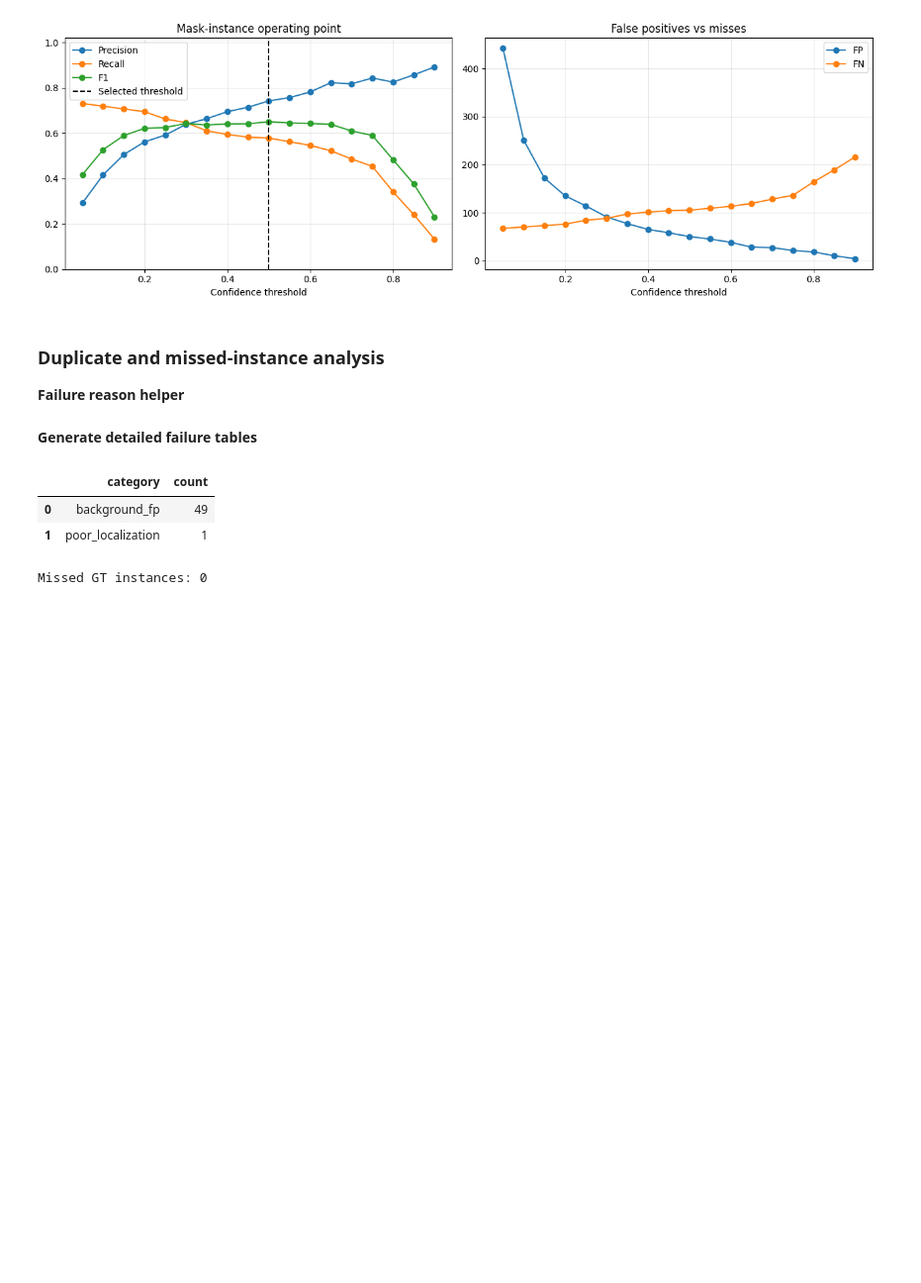
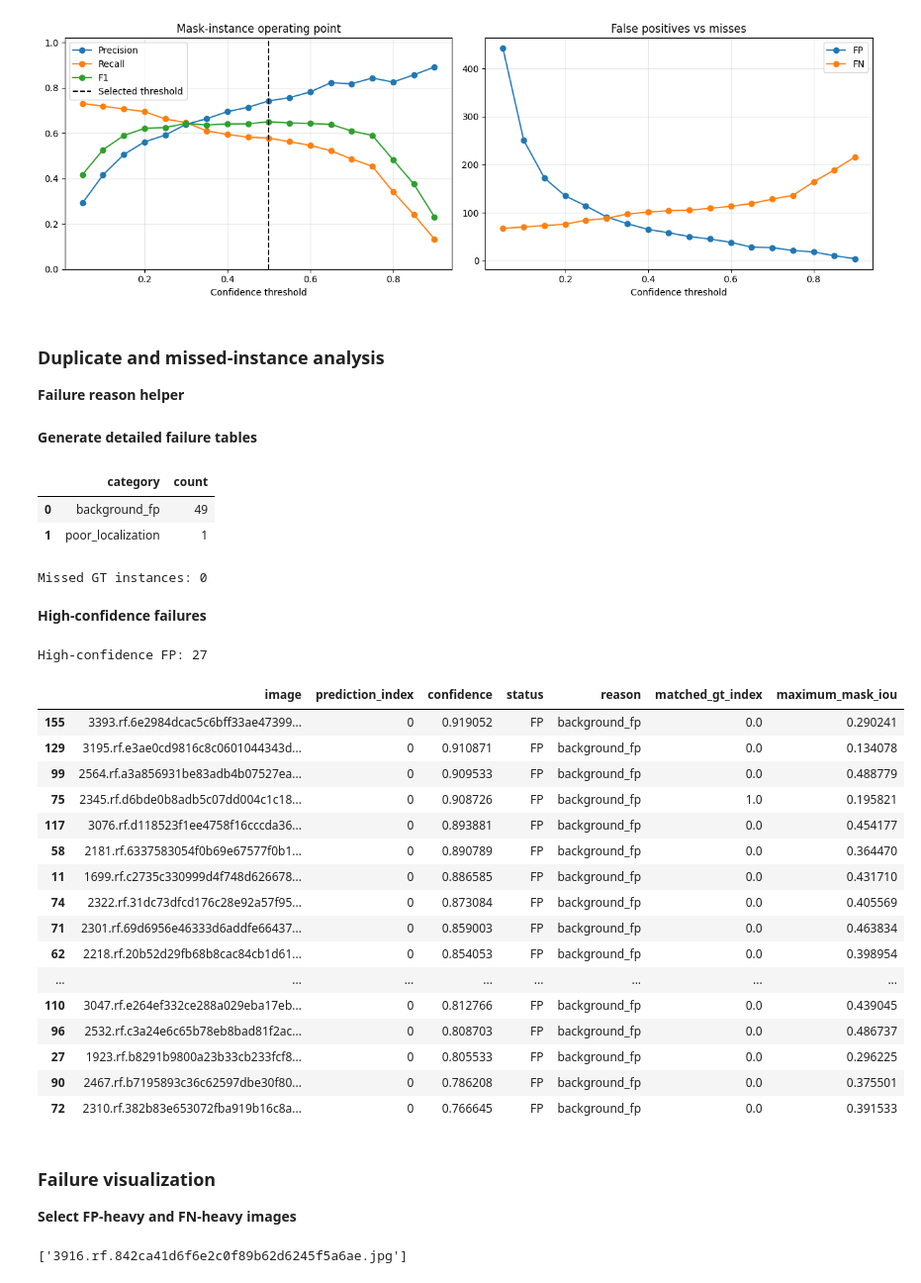
Before and after one commit to mdmohsin212/modern-vision-multimodal-lab, a Jupyter notebook: Vision/02_segmentation/yolo_instance_error_analysis.ipynb, the cells around one changed output. Shown at 99% size. Cells and saved outputs as stored; diff of their text form; code cells hidden in the pictures; blank space fills up the shorter version.

Commit message:
Select FP-heavy and FN-heavy images

```diff
--- a/Vision/02_segmentation/yolo_instance_error_analysis.ipynb
+++ b/Vision/02_segmentation/yolo_instance_error_analysis.ipynb
@@ -687,3 +687,71 @@ print("Missed GT instances:", len(missed_ground_truths),)
 | 0 | background_fp | 49 |
 | 1 | poor_localization | 1 |
 Missed GT instances: 0
+# %% [markdown]
+**High-confidence failures**
+# %%
+high_confidence_failures = prediction_details[
+    (prediction_details["status"] == "FP") & (prediction_details["confidence"] >= 0.70)
+].sort_values("confidence", ascending=False)
+
+print("High-confidence FP:",len(high_confidence_failures))
+display(high_confidence_failures.head(20))
+
+high_confidence_failures.to_csv(
+    OUTPUT_ROOT
+    / "high_confidence_failures.csv",
+    index=False,
+)
+# %% [output]
+High-confidence FP: 27
+|  | image | prediction_index | confidence | status | reason | matched_gt_index | maximum_mask_iou |
+| 155 | 3393.rf.6e2984dcac5c6bff33ae47399... | 0 | 0.919052 | FP | background_fp | 0.0 | 0.290241 |
+| 129 | 3195.rf.e3ae0cd9816c8c0601044343d... | 0 | 0.910871 | FP | background_fp | 0.0 | 0.134078 |
+| 99 | 2564.rf.a3a856931be83adb4b07527ea... | 0 | 0.909533 | FP | background_fp | 0.0 | 0.488779 |
+| 75 | 2345.rf.d6bde0b8adb5c07dd004c1c18... | 0 | 0.908726 | FP | background_fp | 1.0 | 0.195821 |
+| 117 | 3076.rf.d118523f1ee4758f16cccda36... | 0 | 0.893881 | FP | background_fp | 0.0 | 0.454177 |
+| 58 | 2181.rf.6337583054f0b69e67577f0b1... | 0 | 0.890789 | FP | background_fp | 0.0 | 0.364470 |
+| 11 | 1699.rf.c2735c330999d4f748d626678... | 0 | 0.886585 | FP | background_fp | 0.0 | 0.431710 |
+| 74 | 2322.rf.31dc73dfcd176c28e92a57f95... | 0 | 0.873084 | FP | background_fp | 0.0 | 0.405569 |
+| 71 | 2301.rf.69d6956e46333d6addfe66437... | 0 | 0.859003 | FP | background_fp | 0.0 | 0.463834 |
+| 62 | 2218.rf.20b52d29fb68b8cac84cb1d61... | 0 | 0.854053 | FP | background_fp | 0.0 | 0.398954 |
+| ... | ... | ... | ... | ... | ... | ... | ... |
+| 110 | 3047.rf.e264ef332ce288a029eba17eb... | 0 | 0.812766 | FP | background_fp | 0.0 | 0.439045 |
+| 96 | 2532.rf.c3a24e6c65b78eb8bad81f2ac... | 0 | 0.808703 | FP | background_fp | 0.0 | 0.486737 |
+| 27 | 1923.rf.b8291b9800a23b33cb233fcf8... | 0 | 0.805533 | FP | background_fp | 0.0 | 0.296225 |
+| 90 | 2467.rf.b7195893c36c62597dbe30f80... | 0 | 0.786208 | FP | background_fp | 0.0 | 0.375501 |
+| 72 | 2310.rf.382b83e653072fba919b16c8a... | 0 | 0.766645 | FP | background_fp | 0.0 | 0.391533 |
+# %% [markdown]
+### Failure visualization
+
+**Select FP-heavy and FN-heavy images**
+# %%
+fp_heavy_image = per_image_errors.sort_values([
+  "duplicates", "fp", "total_errors"
+], ascending=False).head(4)["image"].tolist()
+
+
+fn_heavy_image = per_image_errors.sort_values([
+   "fn", "total_errors"
+], ascending=False).head(4)["image"].tolist()
+
+failure_images = list(
+    dict.fromkeys(fp_heavy_image + fn_heavy_image)
+)
+
+if len(failure_images) < 8:
+    additional_image = per_image_errors.sort_values(
+    "total_errors",ascending=False)["image"].tolist()
+
+    for image_name in additional_image:
+        if image_name not in failure_images:
+            failure_images.append(image_name)
+
+        if len(failure_images) == 8:
+            break
+
+
+failure_images = failure_images[:8]
+print(failure_images)
+# %% [output]
+['3916.rf.842ca41d6f6e2c0f89b62d6245f5a6ae.jpg']
```
